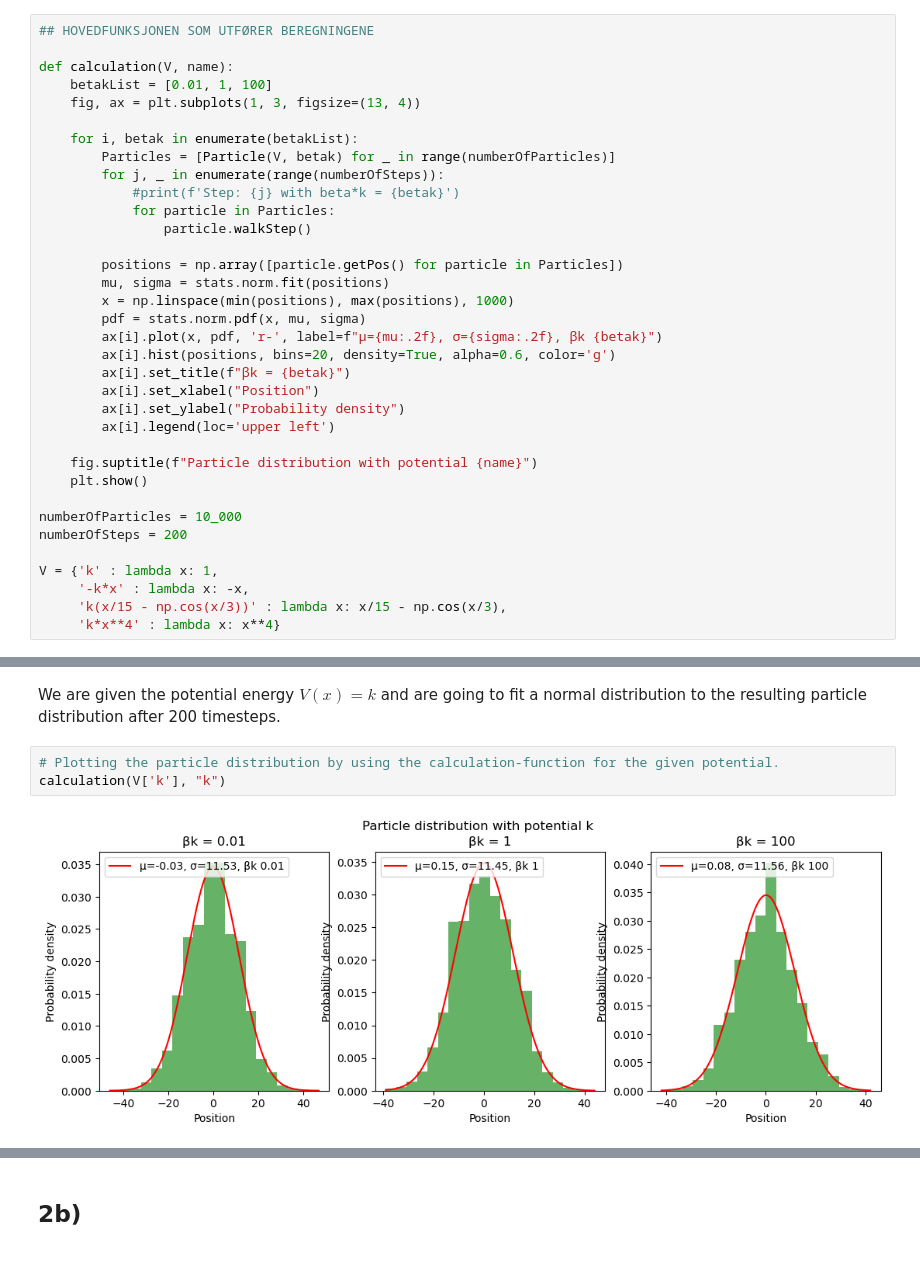
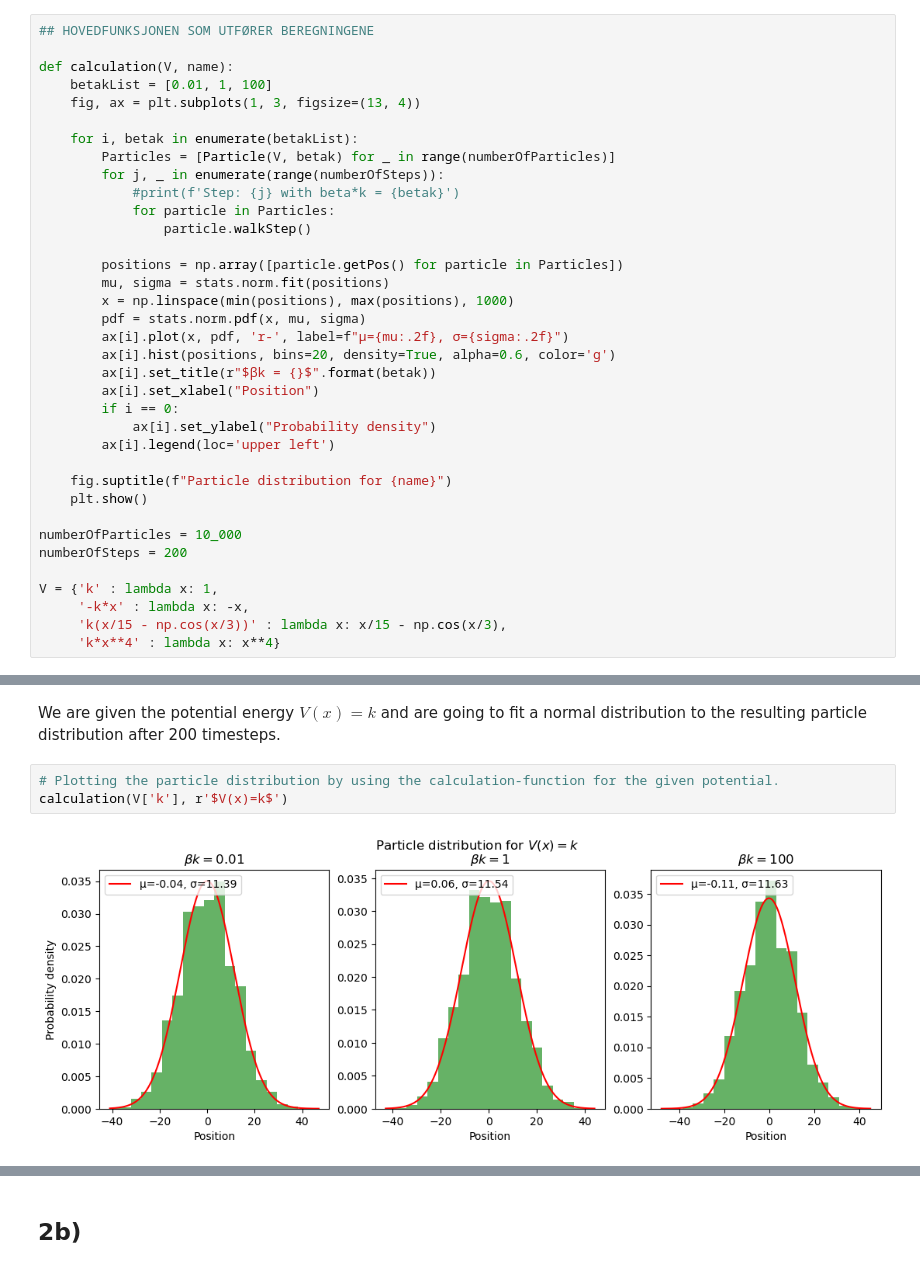
Before and after one commit to Benj181/VitBerProject01, a Jupyter notebook: rapport.ipynb, the cells around one changed output, grey strips where cells are left out. Saved outputs shown, nothing was run; the diff lists cells and outputs as text.

```diff
--- a/rapport.ipynb
+++ b/rapport.ipynb
@@ -226,14 +221,15 @@ def calculation(V, name):
         mu, sigma = stats.norm.fit(positions)
         x = np.linspace(min(positions), max(positions), 1000)
         pdf = stats.norm.pdf(x, mu, sigma)
-        ax[i].plot(x, pdf, 'r-', label=f"μ={mu:.2f}, σ={sigma:.2f}, βk {betak}")
+        ax[i].plot(x, pdf, 'r-', label=f"μ={mu:.2f}, σ={sigma:.2f}")
         ax[i].hist(positions, bins=20, density=True, alpha=0.6, color='g')
-        ax[i].set_title(f"βk = {betak}")
+        ax[i].set_title(r"$βk = {}$".format(betak))
         ax[i].set_xlabel("Position")
-        ax[i].set_ylabel("Probability density")
+        if i == 0:
+            ax[i].set_ylabel("Probability density")
         ax[i].legend(loc='upper left')
 
-    fig.suptitle(f"Particle distribution with potential {name}")
+    fig.suptitle(f"Particle distribution for {name}")
     plt.show()
 
 numberOfParticles = 10_000
@@ -249,9 +245,9 @@ V = {'k' : lambda x: 1,
 We are given the potential energy $V(x) = k$ and are going to fit a normal distribution to the resulting particle distribution after 200 timesteps.
 # %%
 # Plotting the particle distribution by using the calculation-function for the given potential.
-calculation(V['k'], "k")
+calculation(V['k'], r'$V(x)=k$')
 # %% [output]
-[figure, old version]
+[figure, new version]
 # %% [markdown]
 We observe that the particles are distributed in a bell curve for all cases $\beta k \in $ {0.01, 1, 100}. This may be explained by inserting the given condition $V(x) = k$ in the distributions for {$p^+, p^0, p^-$}.
 
```
Also changed, not shown: parts of 22 cells of this notebook.
